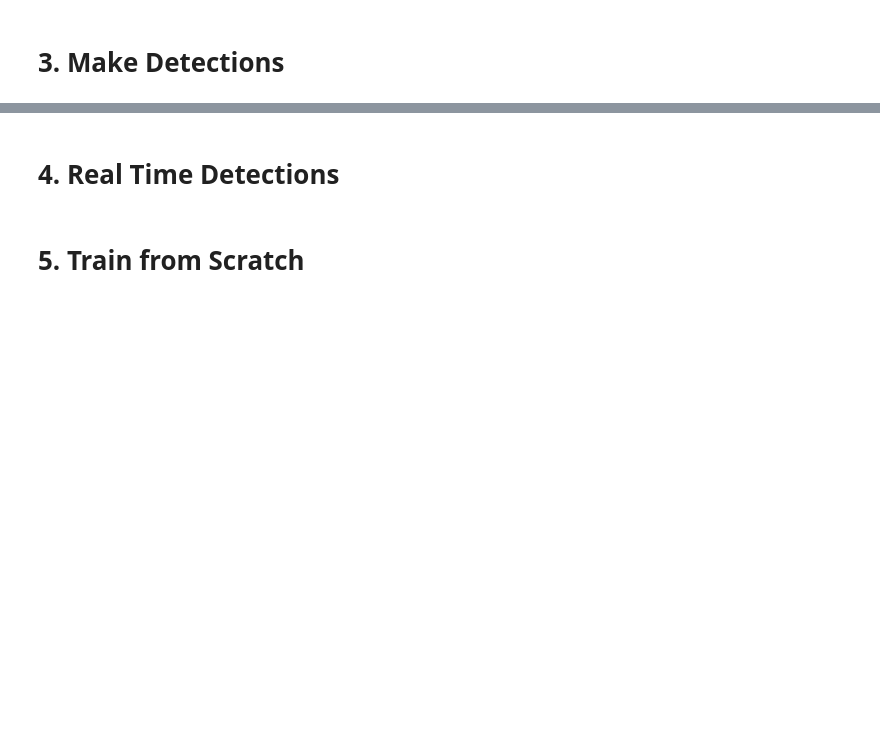
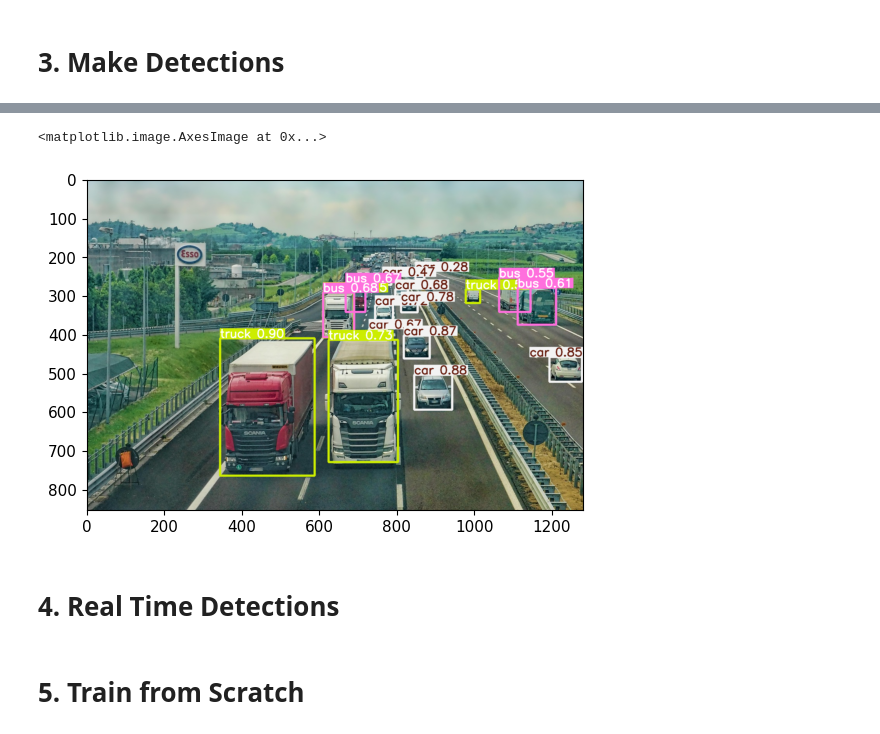
Before and after one commit to S-ystemPC/drowsiness_detection_deep_learning_project, a Jupyter notebook: drowsiness_detection_model.ipynb, the cells around one changed output, grey strips where cells are left out. Drawn from its saved outputs; the diff is of its cells as text; code cells hidden in the pictures; blank space fills up the shorter version.

```diff
--- a/drowsiness_detection_model.ipynb
+++ b/drowsiness_detection_model.ipynb
@@ -62,3 +96,8 @@ Adding AutoShape...
+# %%
+plt.imshow(np.squeeze(results.render()))
+# %% [output]
+<matplotlib.image.AxesImage at 0x...>
+[figure, added]
 # %% [markdown]
 # 4. Real Time Detections
 # %% [markdown]
```
Also changed, not shown: parts of 4 cells of this notebook.
